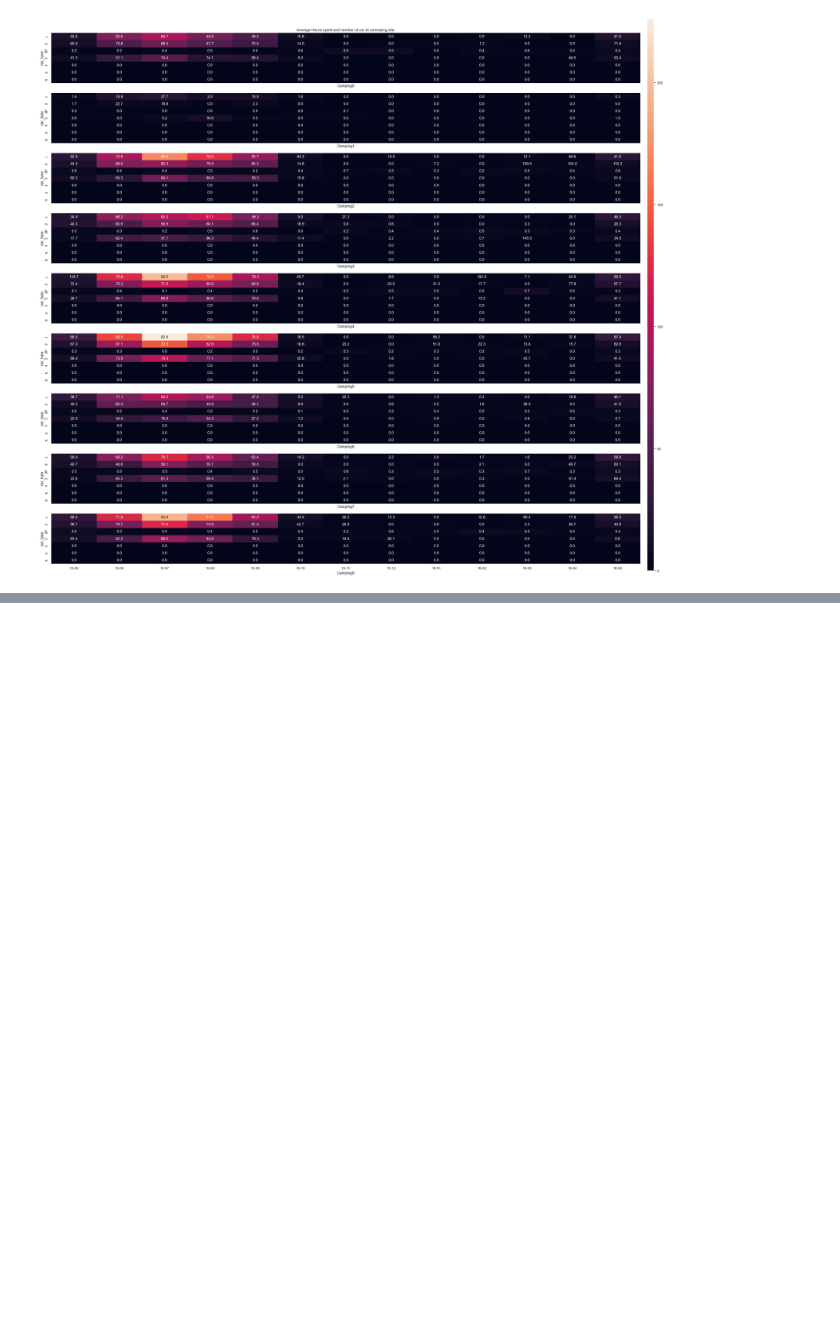
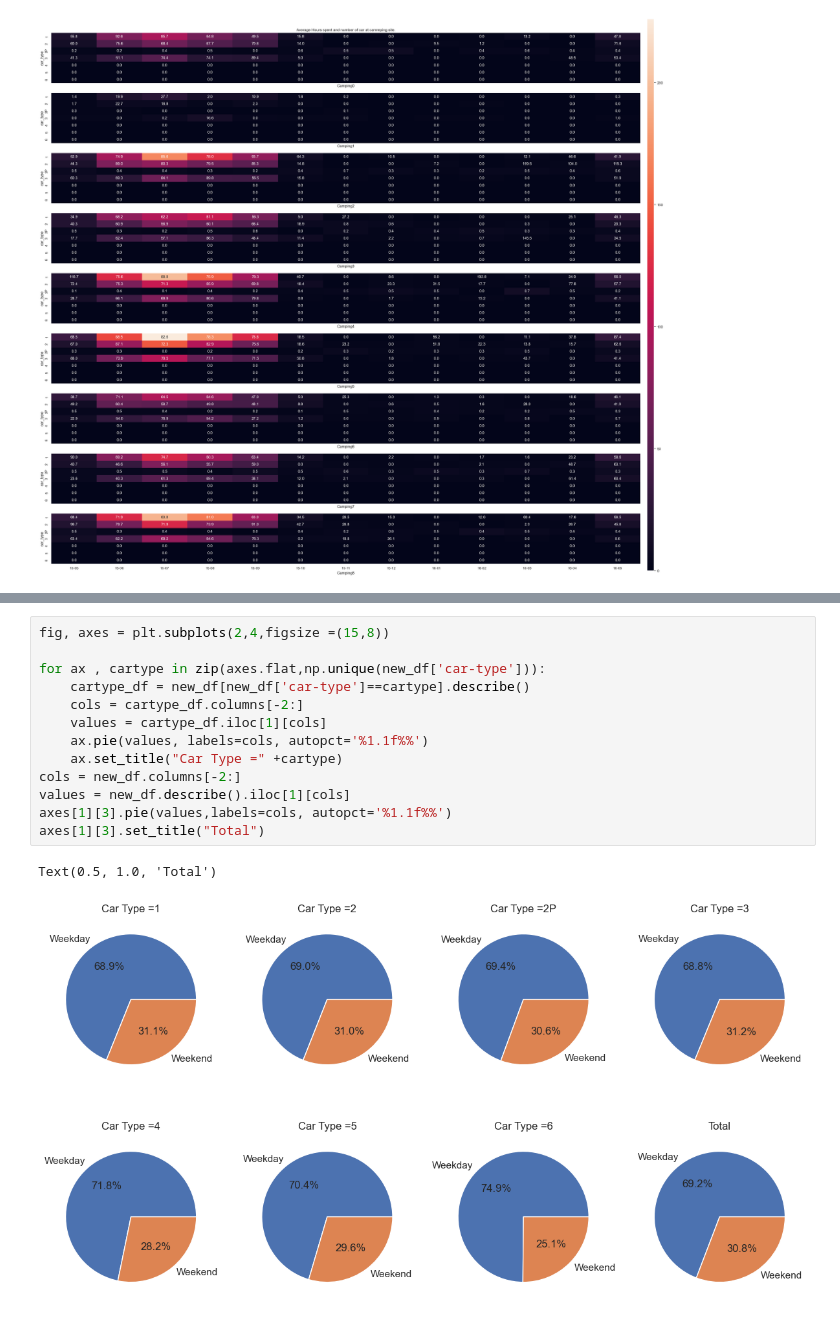
Before and after one commit to Visual-Analytics-2024/VA-Project, a Jupyter notebook: Python/Notebooks/restructuring data.ipynb, the cells around one changed output, grey strips where cells are left out. Saved outputs shown, nothing was run; the diff lists cells and outputs as text; blank space fills up the shorter version.

```diff
--- a/Python/Notebooks/restructuring data.ipynb
+++ b/Python/Notebooks/restructuring data.ipynb
@@ -137,0 +251,16 @@ plt.show()
+# %%
+fig, axes = plt.subplots(2,4,figsize =(15,8))
+
+for ax , cartype in zip(axes.flat,np.unique(new_df['car-type'])):
+    cartype_df = new_df[new_df['car-type']==cartype].describe()
+    cols = cartype_df.columns[-2:]
+    values = cartype_df.iloc[1][cols]
+    ax.pie(values, labels=cols, autopct='%1.1f%%')
+    ax.set_title("Car Type =" +cartype)
+cols = new_df.columns[-2:]
+values = new_df.describe().iloc[1][cols]
+axes[1][3].pie(values,labels=cols, autopct='%1.1f%%')
+axes[1][3].set_title("Total")
+# %% [output]
+Text(0.5, 1.0, 'Total')
+[figure, added]
```
Also changed, not shown: parts of 20 cells of this notebook, 3 other files.
